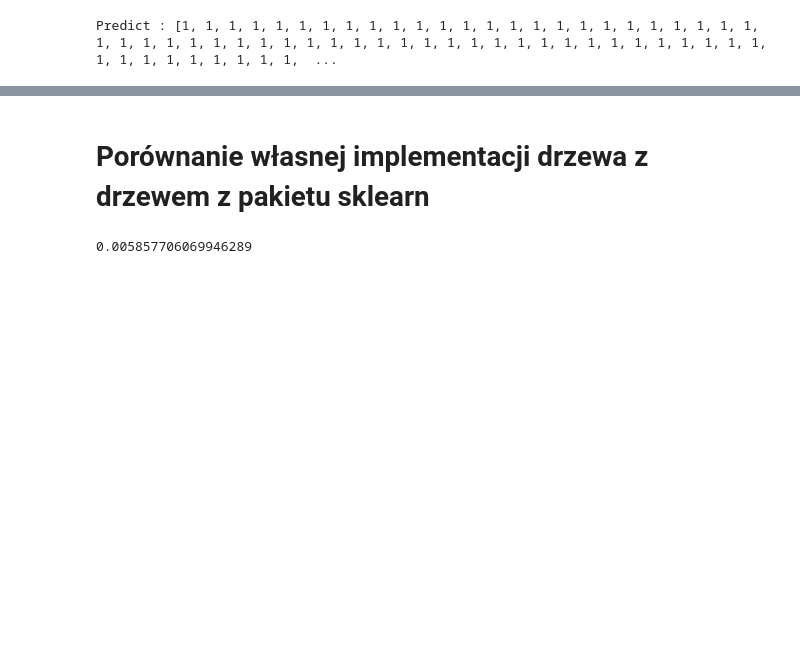
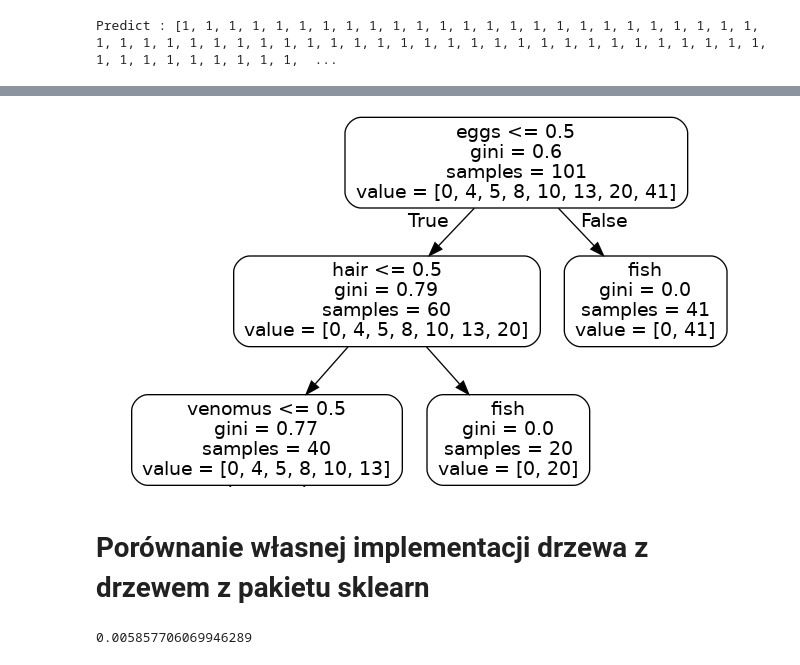
Before and after one commit to wolejnik/master-s-degree, a Jupyter notebook: decision_tree_ML1_L3/decisonTree.ipynb, the cells around one changed output, grey strips where cells are left out. Saved outputs shown, nothing was run; the diff lists cells and outputs as text; code cells hidden in the pictures; blank space fills up the shorter version.

```diff
--- a/decision_tree_ML1_L3/decisonTree.ipynb
+++ b/decision_tree_ML1_L3/decisonTree.ipynb
@@ -233,3 +228,7 @@ end = time.time()
+# %%
+Image("./pluring.png")
+# %% [output]
+[figure, added]
 # %% [markdown]
 # Porównanie własnej implementacji drzewa z drzewem z pakietu sklearn
 # %%
```
Also changed, not shown: parts of 8 cells of this notebook, 2 other files.
